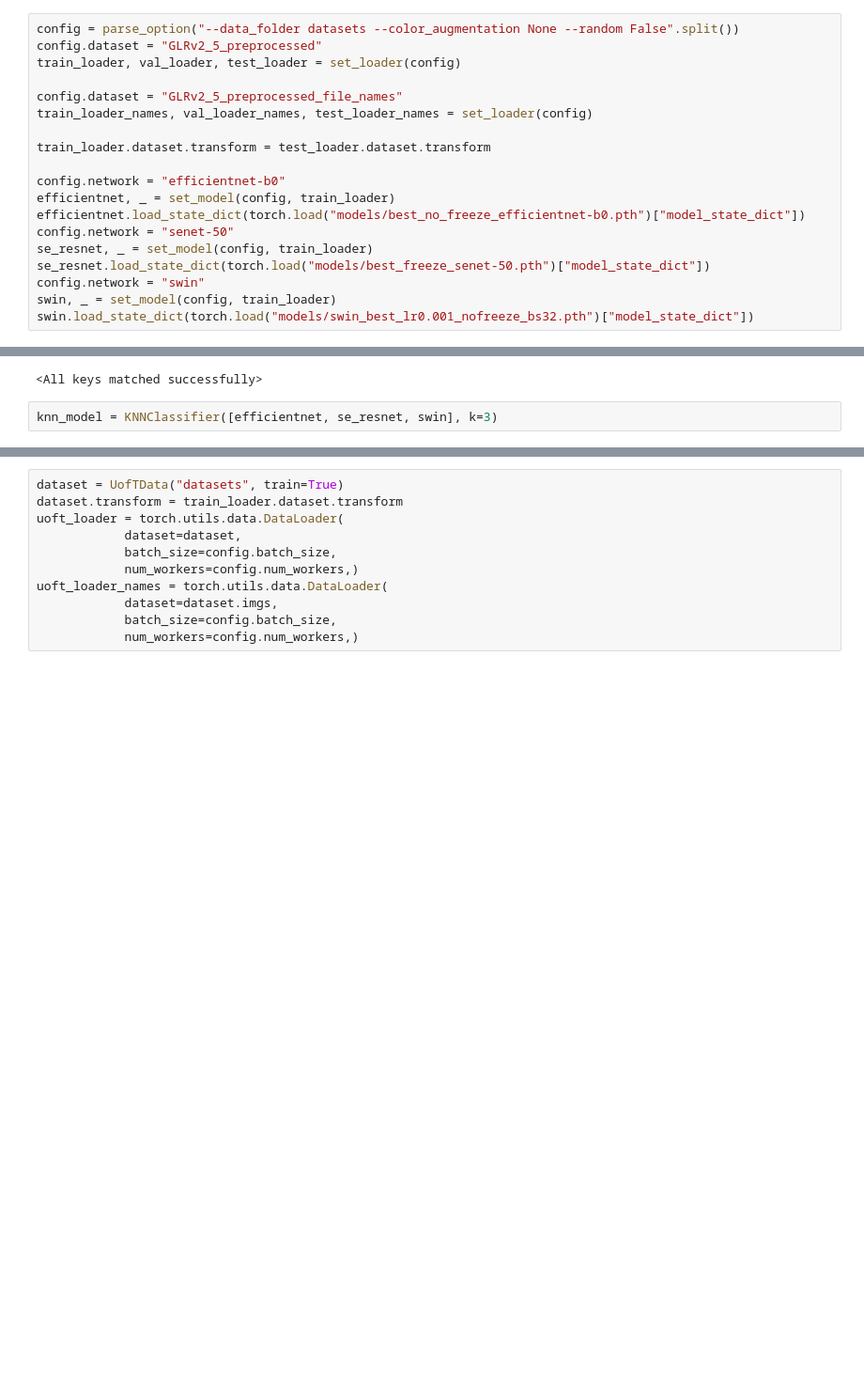
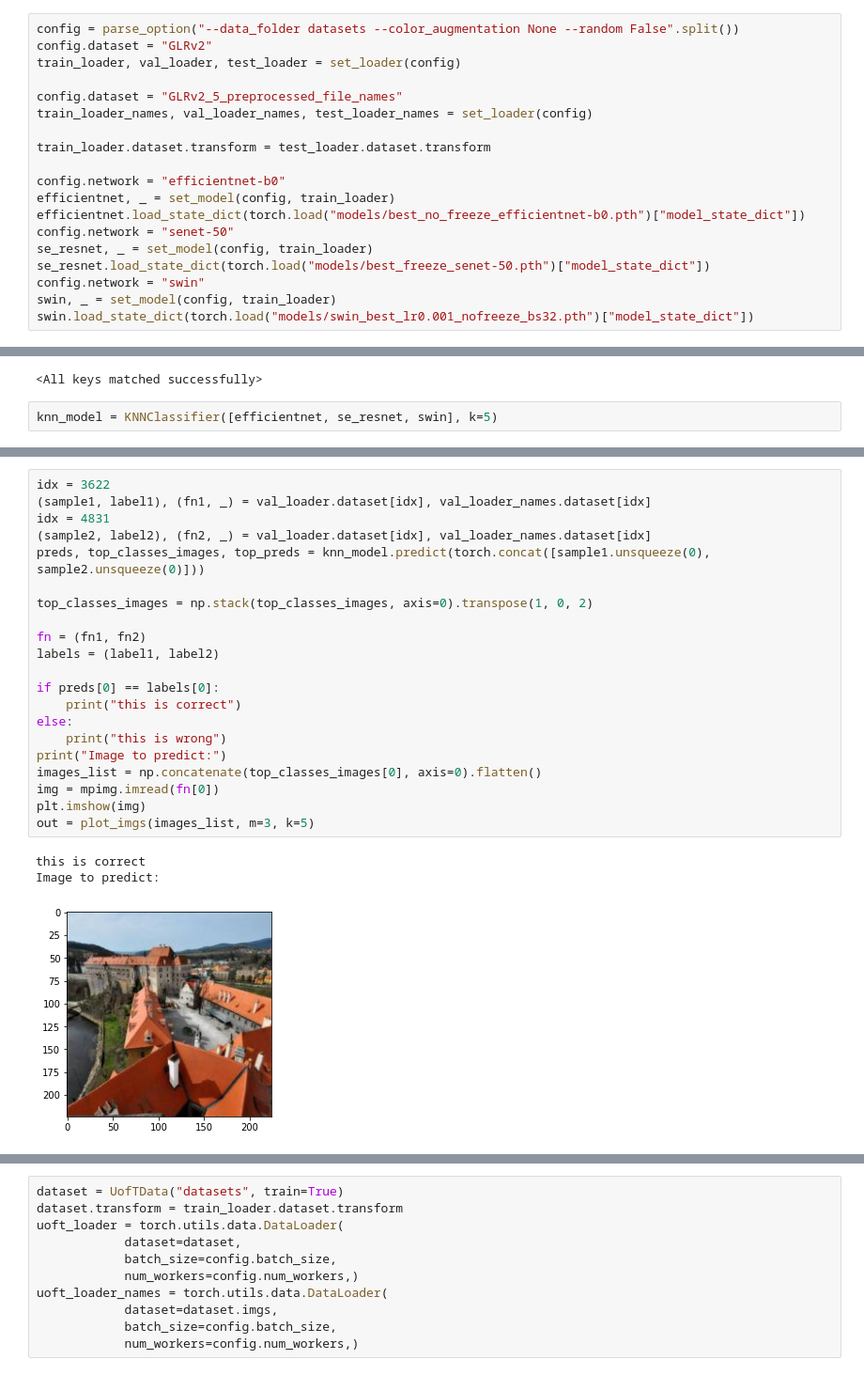
Before and after one commit to Stepheny755/APS360-Landmarkers, a Jupyter notebook: demo.ipynb, the cells around one changed output, grey strips where cells are left out. Shown at 94% size. Drawn from its saved outputs; the diff is of its cells as text; blank space fills up the shorter version.

```diff
--- a/demo.ipynb
+++ b/demo.ipynb
@@ -7,6 +10,6 @@ import torch
 # %%
 config = parse_option("--data_folder datasets --color_augmentation None --random False".split())
-config.dataset = "GLRv2_5_preprocessed"
+config.dataset = "GLRv2"
 train_loader, val_loader, test_loader = set_loader(config)
 
 config.dataset = "GLRv2_5_preprocessed_file_names"
@@ -27,4 +30,4 @@ swin.load_state_dict(torch.load("models/swin_best_lr0.001_nofreeze_bs32.pth")["m
 Loaded pretrained weights for efficientnet-b0
 <All keys matched successfully>
 # %%
-knn_model = KNNClassifier([efficientnet, se_resnet, swin], k=3)
+knn_model = KNNClassifier([efficientnet, se_resnet, swin], k=5)
@@ -100,0 +54,25 @@ This is wrong :(
+# %%
+idx = 3622
+(sample1, label1), (fn1, _) = val_loader.dataset[idx], val_loader_names.dataset[idx]
+idx = 4831
+(sample2, label2), (fn2, _) = val_loader.dataset[idx], val_loader_names.dataset[idx]
+preds, top_classes_images, top_preds = knn_model.predict(torch.concat([sample1.unsqueeze(0), sample2.unsqueeze(0)]))
+
+top_classes_images = np.stack(top_classes_images, axis=0).transpose(1, 0, 2)
+
+fn = (fn1, fn2)
+labels = (label1, label2)
+
+if preds[0] == labels[0]:
+    print("this is correct")
+else:
+    print("this is wrong")
+print("Image to predict:")
+images_list = np.concatenate(top_classes_images[0], axis=0).flatten()
+img = mpimg.imread(fn[0])
+plt.imshow(img)
+out = plot_imgs(images_list, m=3, k=5)
+# %% [output]
+this is correct
+Image to predict:
+[figure, added]
```
Also changed, not shown: parts of 9 cells of this notebook, 5 other files.
